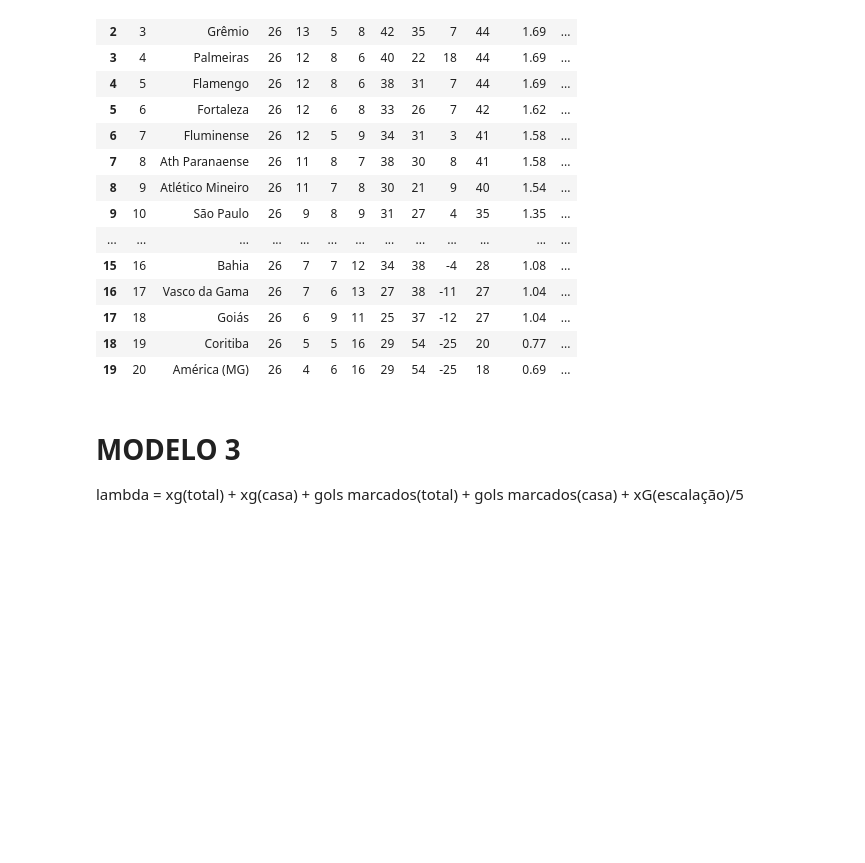
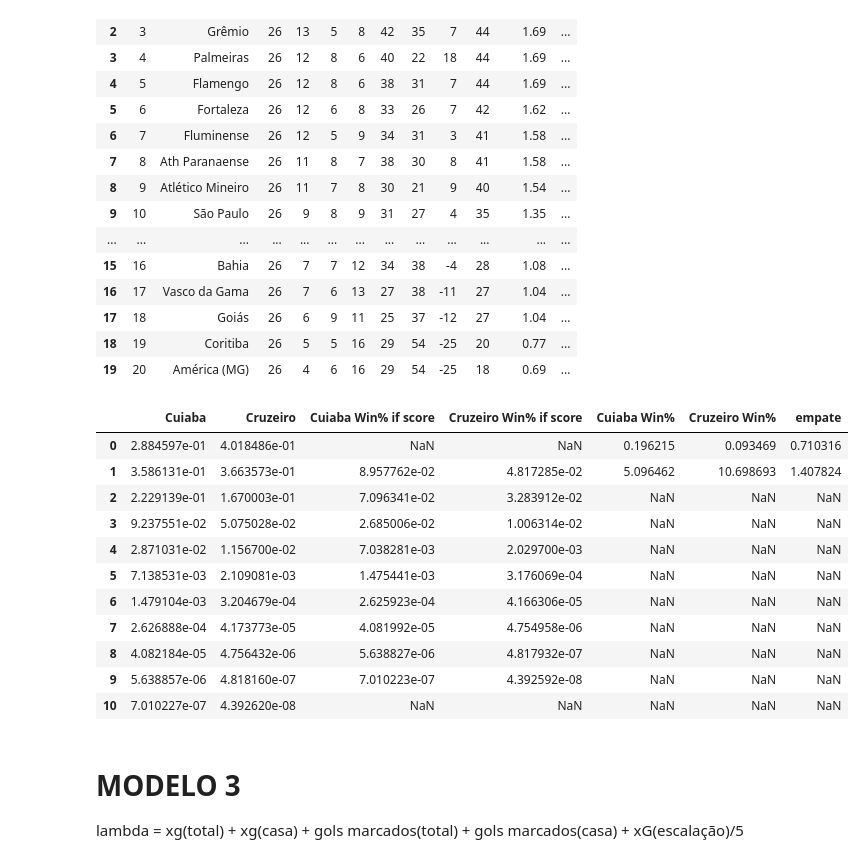
Before and after one commit to salvnetto/GOALS, a Jupyter notebook: poisson_independente.ipynb, the cells around one changed output. Cells and saved outputs as stored; diff of their text form; code cells hidden in the pictures; blank space fills up the shorter version.

```diff
--- a/poisson_independente.ipynb
+++ b/poisson_independente.ipynb
@@ -106,3 +104,34 @@ tabela
+# %%
+#ATT Rating = (Gols Feitos no campeonato/Partidas Jogadas)/gols_liga
+#DEF Rating = (Gols Sofridos no campeonato/Partidas Jogadas)/gols_liga
+#EXPECTED GOALS = ATTxDEFxAVGLeague
+
+gols_feitos = tabela['GF']/tabela['MP']
+gols_tomados = tabela['GA']/tabela['MP']
+gols_liga = tabela['GF']/tabela['MP'].mean()
+
+att_rating = gols_feitos/gols_liga
+def_rating = gols_tomados/gols_liga
+
+tabela['expG'] = att_rating*def_rating*gols_liga
+# %%
+df_1410_modelo2 = gerar_prob('Cuiaba', 'Cruzeiro', float(tabela[tabela['Squad'] == 'Cuiabá']['expG']), float(tabela[tabela['Squad'] == 'Cruzeiro']['expG']))
+df_1410_modelo2.to_excel('dados/previsoes/previsao1410-cuiabavscruzeiro_modelo2.xlsx')
+# %%
+df_1410_modelo2
+# %% [output]
+|  | Cuiaba | Cruzeiro | Cuiaba Win% if score | Cruzeiro Win% if score | Cuiaba Win% | Cruzeiro Win% | empate |
+| 0 | 2.884597e-01 | 4.018486e-01 | NaN | NaN | 0.196215 | 0.093469 | 0.710316 |
+| 1 | 3.586131e-01 | 3.663573e-01 | 8.957762e-02 | 4.817285e-02 | 5.096462 | 10.698693 | 1.407824 |
+| 2 | 2.229139e-01 | 1.670003e-01 | 7.096341e-02 | 3.283912e-02 | NaN | NaN | NaN |
+| 3 | 9.237551e-02 | 5.075028e-02 | 2.685006e-02 | 1.006314e-02 | NaN | NaN | NaN |
+| 4 | 2.871031e-02 | 1.156700e-02 | 7.038281e-03 | 2.029700e-03 | NaN | NaN | NaN |
+| 5 | 7.138531e-03 | 2.109081e-03 | 1.475441e-03 | 3.176069e-04 | NaN | NaN | NaN |
+| 6 | 1.479104e-03 | 3.204679e-04 | 2.625923e-04 | 4.166306e-05 | NaN | NaN | NaN |
+| 7 | 2.626888e-04 | 4.173773e-05 | 4.081992e-05 | 4.754958e-06 | NaN | NaN | NaN |
+| 8 | 4.082184e-05 | 4.756432e-06 | 5.638827e-06 | 4.817932e-07 | NaN | NaN | NaN |
+| 9 | 5.638857e-06 | 4.818160e-07 | 7.010223e-07 | 4.392592e-08 | NaN | NaN | NaN |
+| 10 | 7.010227e-07 | 4.392620e-08 | NaN | NaN | NaN | NaN | NaN |
 # %% [markdown]
 # MODELO 3
 lambda = xg(total) + xg(casa) + gols marcados(total) + gols marcados(casa) + xG(escalação)/5
```
Also changed, not shown: parts of 1 cell of this notebook, 3 other files.
